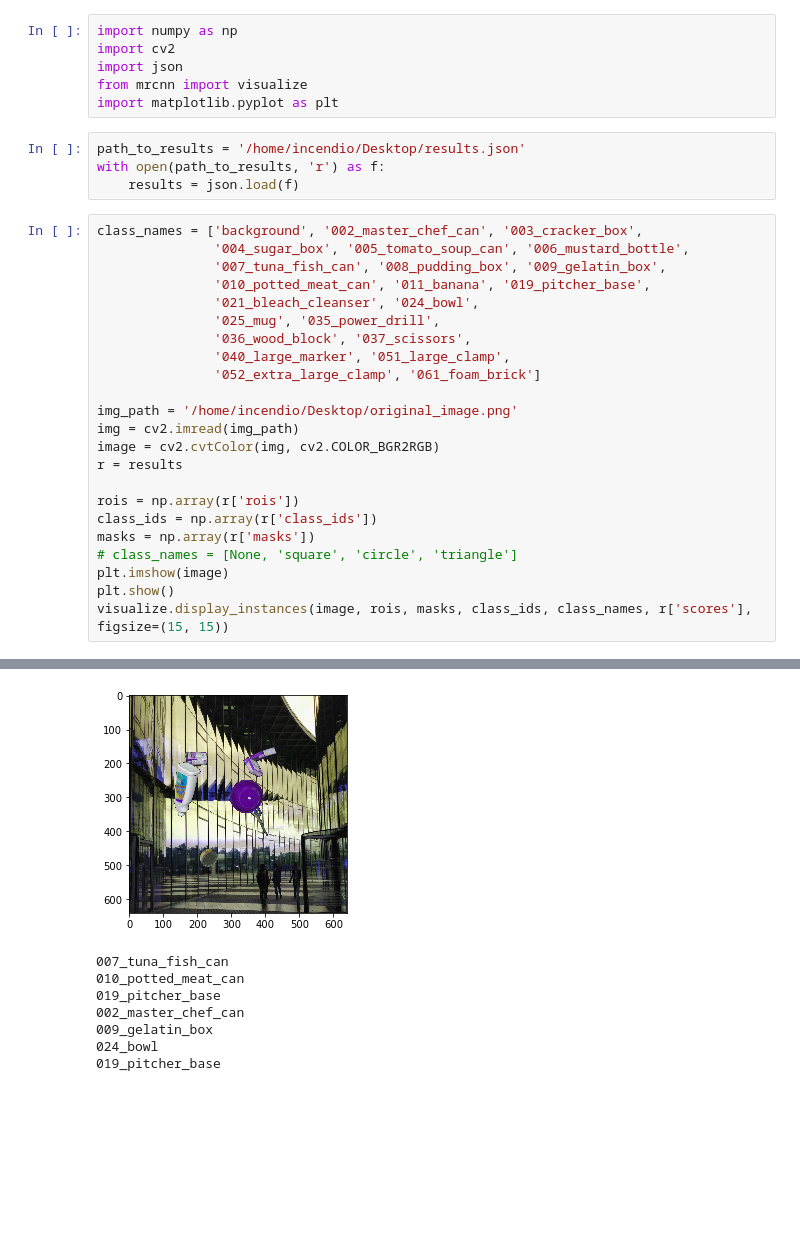
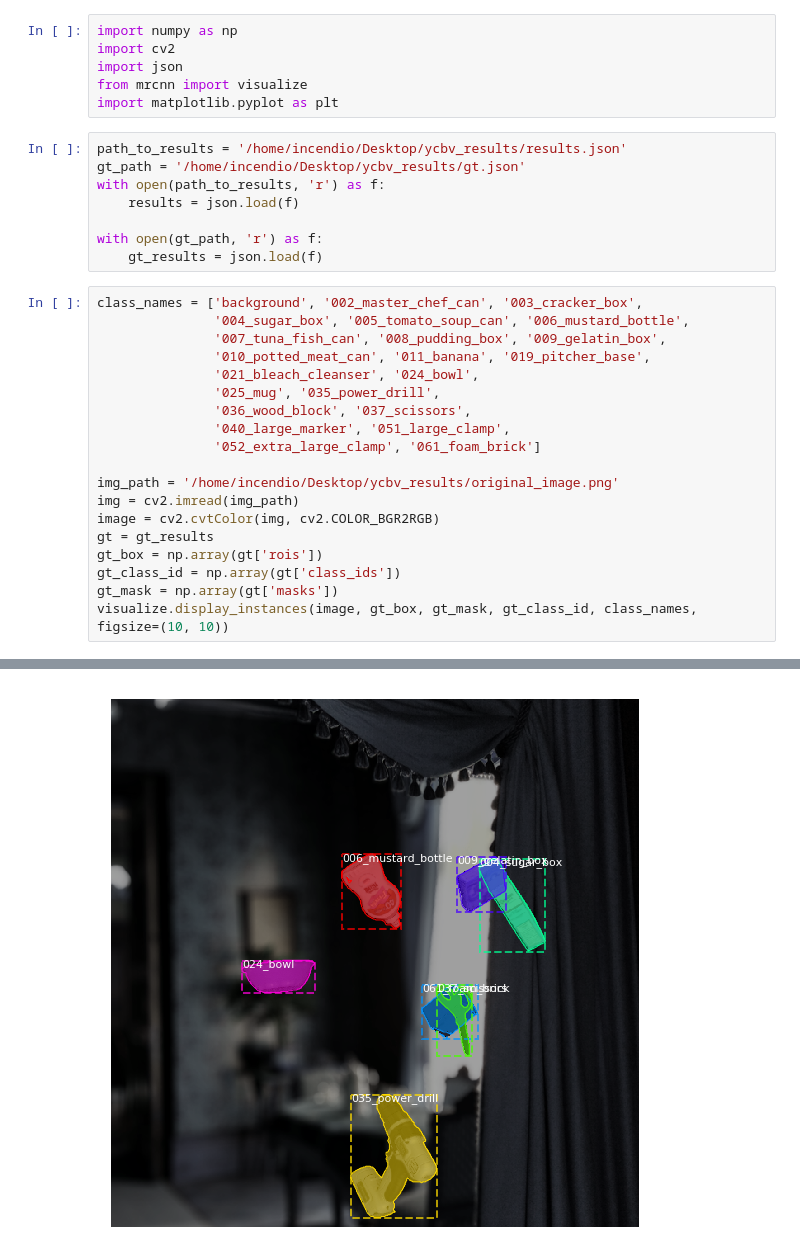
Before and after one commit to CosmosHua/Pose_Estimation, a Jupyter notebook: samples/ycbv/inspect_inference.ipynb, the cells around one changed output, grey strips where cells are left out. Cells and saved outputs as stored; diff of their text form; blank space fills up the shorter version.

```diff
--- a/samples/ycbv/inspect_inference.ipynb
+++ b/samples/ycbv/inspect_inference.ipynb
@@ -5,9 +5,13 @@ import json
 from mrcnn import visualize
 import matplotlib.pyplot as plt
 # %%
-path_to_results = '/home/incendio/Desktop/results.json'
+path_to_results = '/home/incendio/Desktop/ycbv_results/results.json'
+gt_path = '/home/incendio/Desktop/ycbv_results/gt.json'
 with open(path_to_results, 'r') as f:
     results = json.load(f)
+
+with open(gt_path, 'r') as f:
+    gt_results = json.load(f)
 # %%
 class_names = ['background', '002_master_chef_can', '003_cracker_box',
                '004_sugar_box', '005_tomato_soup_can', '006_mustard_bottle',
@@ -19,16 +23,12 @@ class_names = ['background', '002_master_chef_can', '003_cracker_box',
                '040_large_marker', '051_large_clamp',
                '052_extra_large_clamp', '061_foam_brick']
 
-img_path = '/home/incendio/Desktop/original_image.png'
+img_path = '/home/incendio/Desktop/ycbv_results/original_image.png'
 img = cv2.imread(img_path)
 image = cv2.cvtColor(img, cv2.COLOR_BGR2RGB)
-r = results
-
-rois = np.array(r['rois'])
-class_ids = np.array(r['class_ids'])
-masks = np.array(r['masks'])
-# class_names = [None, 'square', 'circle', 'triangle']
-plt.imshow(image)
-plt.show()
-visualize.display_instances(image, rois, masks, class_ids, class_names, r['scores'], figsize=(15, 15))
+gt = gt_results
+gt_box = np.array(gt['rois'])
+gt_class_id = np.array(gt['class_ids'])
+gt_mask = np.array(gt['masks'])
+visualize.display_instances(image, gt_box, gt_mask, gt_class_id, class_names, figsize=(10, 10))
 # %% [output]
@@ -35,8 +42 @@ visualize.display_instances(image, rois, masks, class_ids, class_names, r['score
-[figure, old version]
+[figure, new version]
-007_tuna_fish_can
-010_potted_meat_can
-019_pitcher_base
-002_master_chef_can
-009_gelatin_box
-024_bowl
-019_pitcher_base
```
Also changed, not shown: parts of 2 cells of this notebook, 2 other files.
